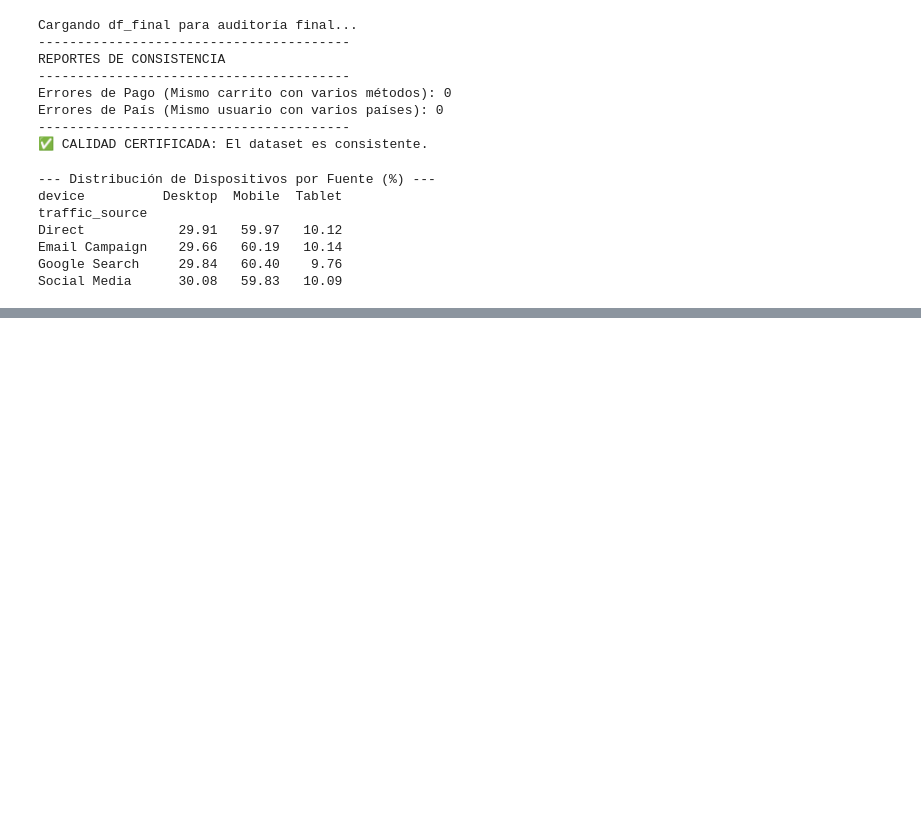
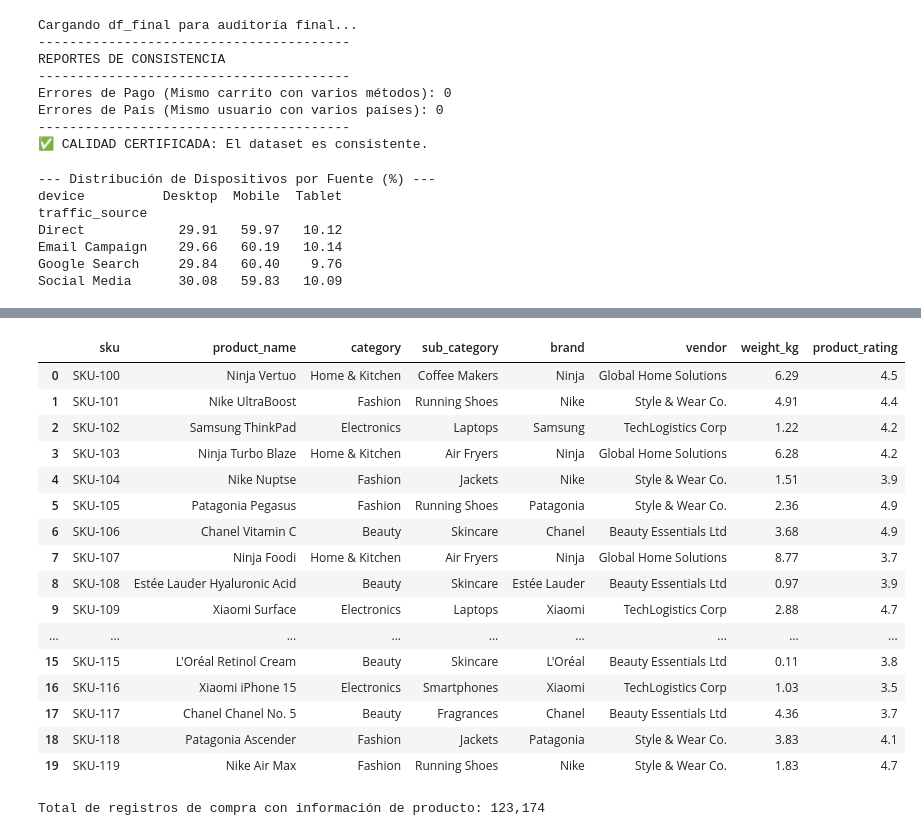
Before and after one commit to hector1994/e_commerce_funnel_data_generator, a Jupyter notebook: customer_journey_data_generator_final_mejorado.ipynb, the cells around one changed output, grey strips where cells are left out. Saved outputs shown, nothing was run; the diff lists cells and outputs as text; code cells hidden in the pictures; blank space fills up the shorter version.

Commit message:
Dimensión productos

```diff
--- a/customer_journey_data_generator_final_mejorado.ipynb
+++ b/customer_journey_data_generator_final_mejorado.ipynb
@@ -551,0 +647,31 @@ Social Media      30.08   59.83   10.09
+# %%
+df_products.head(20)
+# %% [output]
+|  | sku | product_name | category | sub_category | brand | vendor | weight_kg | product_rating |
+| 0 | SKU-100 | Ninja Vertuo | Home & Kitchen | Coffee Makers | Ninja | Global Home Solutions | 6.29 | 4.5 |
+| 1 | SKU-101 | Nike UltraBoost | Fashion | Running Shoes | Nike | Style & Wear Co. | 4.91 | 4.4 |
+| 2 | SKU-102 | Samsung ThinkPad | Electronics | Laptops | Samsung | TechLogistics Corp | 1.22 | 4.2 |
+| 3 | SKU-103 | Ninja Turbo Blaze | Home & Kitchen | Air Fryers | Ninja | Global Home Solutions | 6.28 | 4.2 |
+| 4 | SKU-104 | Nike Nuptse | Fashion | Jackets | Nike | Style & Wear Co. | 1.51 | 3.9 |
+| 5 | SKU-105 | Patagonia Pegasus | Fashion | Running Shoes | Patagonia | Style & Wear Co. | 2.36 | 4.9 |
+| 6 | SKU-106 | Chanel Vitamin C | Beauty | Skincare | Chanel | Beauty Essentials Ltd | 3.68 | 4.9 |
+| 7 | SKU-107 | Ninja Foodi | Home & Kitchen | Air Fryers | Ninja | Global Home Solutions | 8.77 | 3.7 |
+| 8 | SKU-108 | Estée Lauder Hyaluronic Acid | Beauty | Skincare | Estée Lauder | Beauty Essentials Ltd | 0.97 | 3.9 |
+| 9 | SKU-109 | Xiaomi Surface | Electronics | Laptops | Xiaomi | TechLogistics Corp | 2.88 | 4.7 |
+| ... | ... | ... | ... | ... | ... | ... | ... | ... |
+| 15 | SKU-115 | L'Oréal Retinol Cream | Beauty | Skincare | L'Oréal | Beauty Essentials Ltd | 0.11 | 3.8 |
+| 16 | SKU-116 | Xiaomi iPhone 15 | Electronics | Smartphones | Xiaomi | TechLogistics Corp | 1.03 | 3.5 |
+| 17 | SKU-117 | Chanel Chanel No. 5 | Beauty | Fragrances | Chanel | Beauty Essentials Ltd | 4.36 | 3.7 |
+| 18 | SKU-118 | Patagonia Ascender | Fashion | Jackets | Patagonia | Style & Wear Co. | 3.83 | 4.1 |
+| 19 | SKU-119 | Nike Air Max | Fashion | Running Shoes | Nike | Style & Wear Co. | 1.83 | 4.7 |
+# %%
+# Unimos los hechos de compra con la dimensión de productos
+df_analysis = df_final[df_final['event_name'] == 'purchase'].merge(
+    df_products,
+    on='sku',
+    how='inner'
+)
+
+print(f"Total de registros de compra con información de producto: {len(df_analysis):,}")
+# %% [output]
+Total de registros de compra con información de producto: 123,174
```
Also changed, not shown: parts of 8 cells of this notebook, 3 other files.
